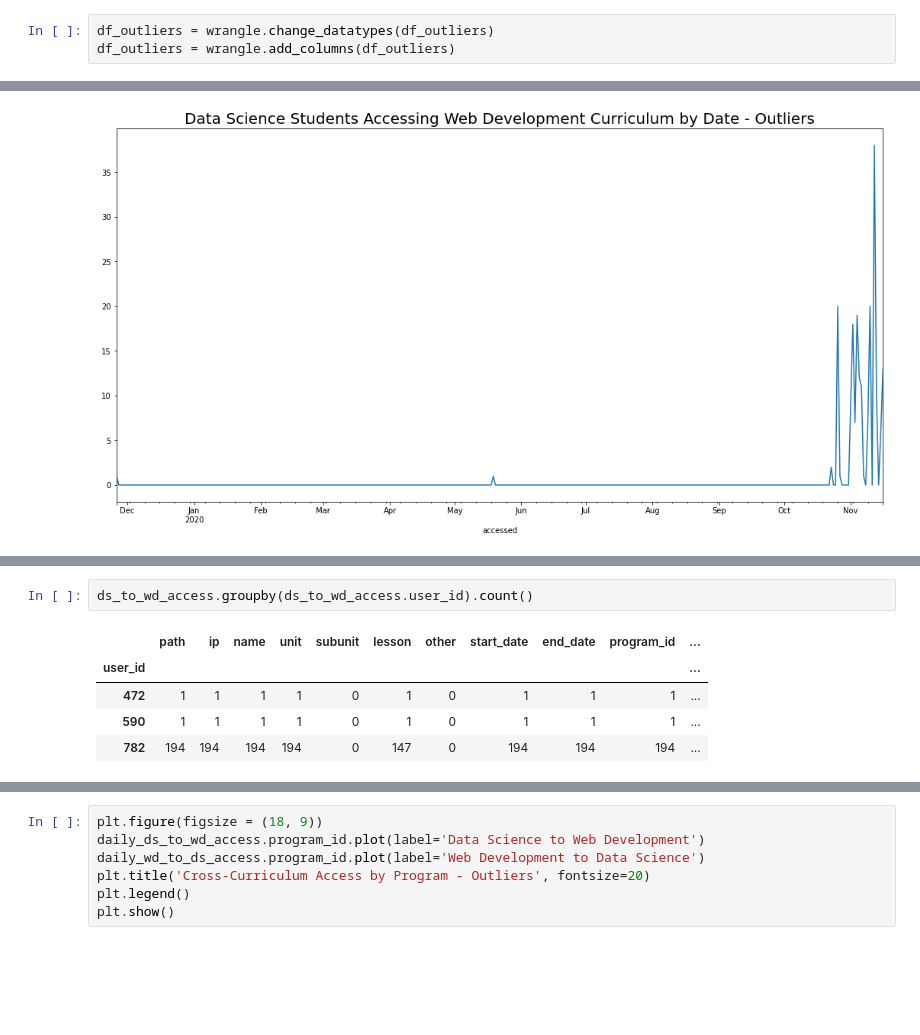
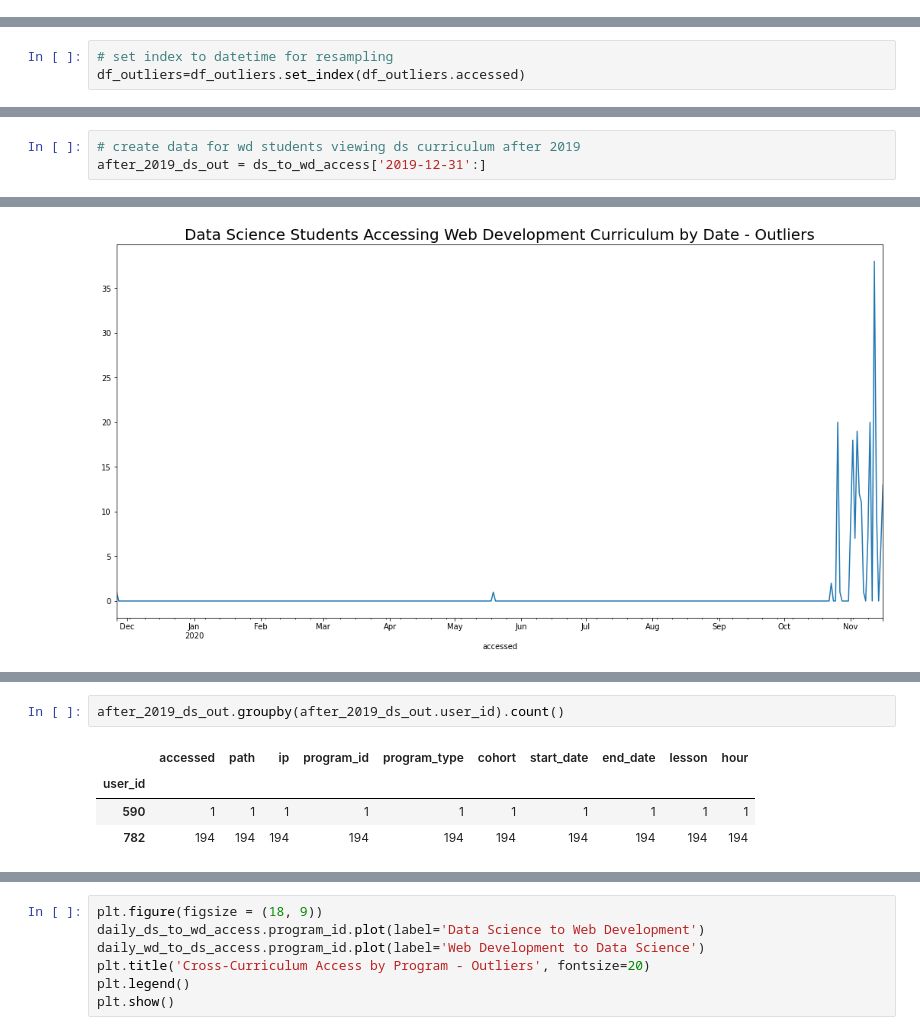
Before and after one commit to miller-cerna-laskowski-morris-eyring/anomaly-group-project, a Jupyter notebook: Lochlyn new.ipynb, the cells around one changed output, grey strips where cells are left out. Saved outputs shown, nothing was run; the diff lists cells and outputs as text; blank space fills up the shorter version.

```diff
--- a/Lochlyn new.ipynb
+++ b/Lochlyn new.ipynb
@@ -220,8 +185,5 @@ plt.show()
 # %% [markdown]
 ### Utlizing Outlier Dataframe
-# %%
-df_outliers = wrangle.change_datatypes(df_outliers)
-df_outliers = wrangle.add_columns(df_outliers)
 # %%
 df_outliers.head()
 # %% [output]
@@ -235 +196,4 @@ df_outliers.head()
+# %%
+# set index to datetime for resampling
+df_outliers=df_outliers.set_index(df_outliers.accessed)
 # %%
@@ -309,3 +237,6 @@ ds_to_wd_access.head()
+# %%
+# create data for wd students viewing ds curriculum after 2019
+after_2019_ds_out = ds_to_wd_access['2019-12-31':]
 # %%
 # view daily cross-access from DS to WD
 daily_ds_to_wd_access=ds_to_wd_access.resample('D').count()
@@ -347,8 +259,7 @@ ds_to_wd_access.groupby(ds_to_wd_access.name).count()
 # %%
-ds_to_wd_access.groupby(ds_to_wd_access.user_id).count()
+after_2019_ds_out.groupby(after_2019_ds_out.user_id).count()
 # %% [output]
-|  | path | ip | name | unit | subunit | lesson | other | start_date | end_date | program_id | ... |
-| user_id |  |  |  |  |  |  |  |  |  |  | ... |
-| 472 | 1 | 1 | 1 | 1 | 0 | 1 | 0 | 1 | 1 | 1 | ... |
-| 590 | 1 | 1 | 1 | 1 | 0 | 1 | 0 | 1 | 1 | 1 | ... |
-| 782 | 194 | 194 | 194 | 194 | 0 | 147 | 0 | 194 | 194 | 194 | ... |
+|  | accessed | path | ip | program_id | program_type | cohort | start_date | end_date | lesson | hour |
+| user_id |  |  |  |  |  |  |  |  |  |  |
+| 590 | 1 | 1 | 1 | 1 | 1 | 1 | 1 | 1 | 1 | 1 |
+| 782 | 194 | 194 | 194 | 194 | 194 | 194 | 194 | 194 | 194 | 194 |
```
Also changed, not shown: parts of 62 cells of this notebook.
